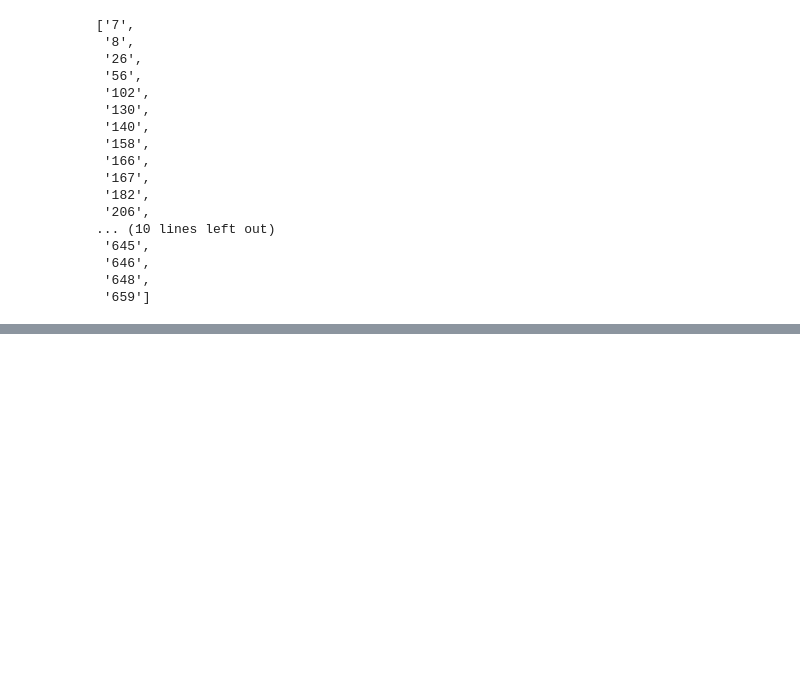
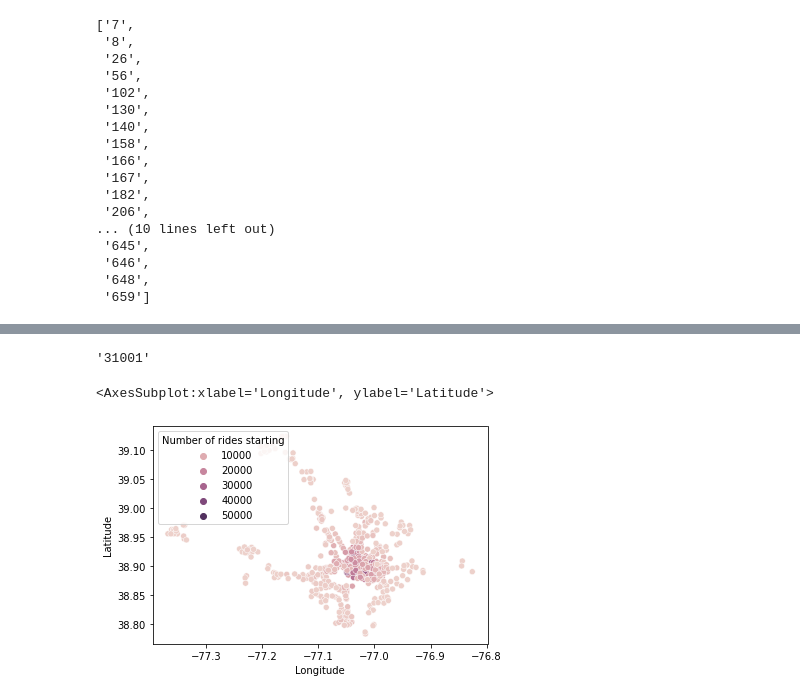
Before and after one commit to beugi19/Capital-Bikeshare, a Jupyter notebook: bike3.ipynb, the cells around one changed output, grey strips where cells are left out. Drawn from its saved outputs; the diff is of its cells as text; code cells hidden in the pictures; blank space fills up the shorter version.

```diff
--- a/bike3.ipynb
+++ b/bike3.ipynb
@@ -44,0 +109,18 @@ empty_stat
+# %%
+bike_data['Start date']=pd.to_datetime(bike_data['Start date'])
+bike_data['End date']=pd.to_datetime(bike_data['End date'])
+# %%
+from collections import Counter
+station_list=list(set(bike_data['Start station number']))
+df_stat2 = pd.DataFrame (station_list,columns=['Station'])
+number_start=[]
+z=Counter(bike_data['Start station number'])
+for j in station_list:
+    number_start.append(z[j])
+df_stat2['Number of rides starting']=number_start
+number_end=[]
+z=Counter(bike_data['End station number'])
+for j in station_list:
+    number_end.append(z[j])
+df_stat2['Number of rides ending']=number_end
+df_stat2
@@ -44,0 +141,18 @@ empty_stat
+# %%
+latitudes=[0]
+longitudes=[0]
+for i in range(1,582):
+    q=0
+    for j in range(621):
+        if df_stat2['Station'][i]==int(df_stat['Station IDs'][j]):
+            latitudes.append(df_stat['Latitude'][j])
+            longitudes.append(df_stat['Longitude'][j])
+            q=1
+    if q==0:
+        latitudes.append(0)
+        longitudes.append(0)
+df_stat2['Latitude']=latitudes
+df_stat2['Longitude']=longitudes
+# %%
+df_lats=df_stat2[df_stat2['Latitude']!=0]
+df_lats
@@ -44,0 +173,10 @@ empty_stat
+# %%
+#df_stat2['Station'][2]==
+df_stat['Station IDs'][1]
+# %% [output]
+'31001'
+# %%
+sns.scatterplot(data=df_lats, y='Latitude', x='Longitude', hue='Number of rides starting', sizes=(2,2))
+# %% [output]
+<AxesSubplot:xlabel='Longitude', ylabel='Latitude'>
+[figure, added]
```
Also changed, not shown: parts of 13 cells of this notebook, 1 other file.
